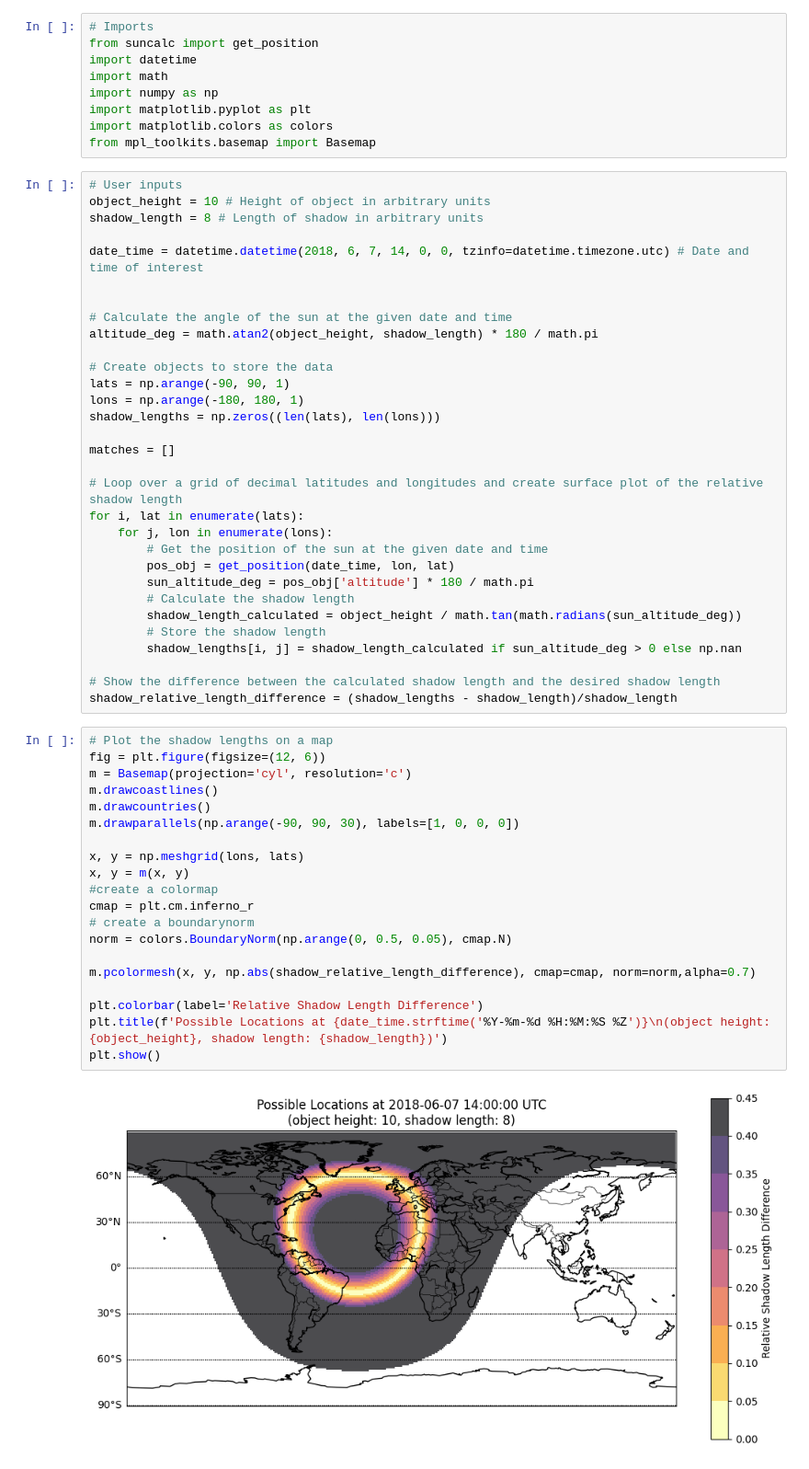
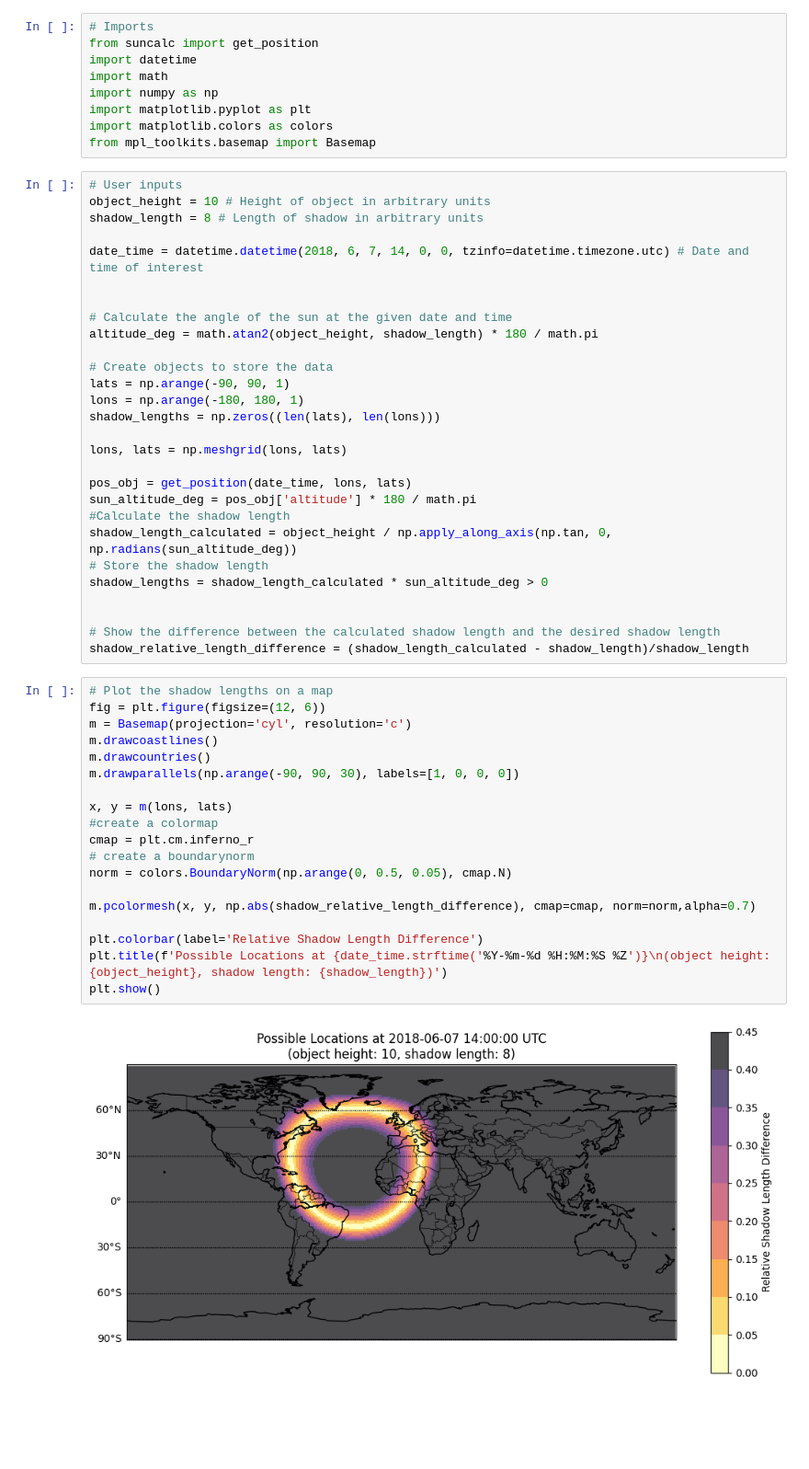
Before and after one commit to bellingcat/ShadowFinder, a Jupyter notebook: shadows.ipynb, the cells around one changed output. Shown at 92% size. Drawn from its saved outputs; the diff is of its cells as text; blank space fills up the shorter version.

```diff
--- a/shadows.ipynb
+++ b/shadows.ipynb
@@ -23,40 +23,36 @@ lats = np.arange(-90, 90, 1)
 lons = np.arange(-180, 180, 1)
 shadow_lengths = np.zeros((len(lats), len(lons)))
 
-matches = []
+lons, lats = np.meshgrid(lons, lats)
 
-# Loop over a grid of decimal latitudes and longitudes and create surface plot of the relative shadow length
-for i, lat in enumerate(lats):
-    for j, lon in enumerate(lons):
-        # Get the position of the sun at the given date and time
-        pos_obj = get_position(date_time, lon, lat)
-        sun_altitude_deg = pos_obj['altitude'] * 180 / math.pi
-        # Calculate the shadow length
-        shadow_length_calculated = object_height / math.tan(math.radians(sun_altitude_deg))
-        # Store the shadow length
-        shadow_lengths[i, j] = shadow_length_calculated if sun_altitude_deg > 0 else np.nan
+pos_obj = get_position(date_time, lons, lats)
+sun_altitude_deg = pos_obj['altitude'] * 180 / math.pi
+#Calculate the shadow length
+shadow_length_calculated = object_height / np.apply_along_axis(np.tan, 0, np.radians(sun_altitude_deg))
+# Store the shadow length
+shadow_lengths = shadow_length_calculated * sun_altitude_deg > 0
+
 
 # Show the difference between the calculated shadow length and the desired shadow length
-shadow_relative_length_difference = (shadow_lengths - shadow_length)/shadow_length
+shadow_relative_length_difference = (shadow_length_calculated - shadow_length)/shadow_length
 # %%
 # Plot the shadow lengths on a map
 fig = plt.figure(figsize=(12, 6))
 m = Basemap(projection='cyl', resolution='c')
 m.drawcoastlines()
 m.drawcountries()
 m.drawparallels(np.arange(-90, 90, 30), labels=[1, 0, 0, 0])
 
-x, y = np.meshgrid(lons, lats)
-x, y = m(x, y)
+x, y = m(lons, lats)
 #create a colormap
 cmap = plt.cm.inferno_r
 # create a boundarynorm
 norm = colors.BoundaryNorm(np.arange(0, 0.5, 0.05), cmap.N)
 
 m.pcolormesh(x, y, np.abs(shadow_relative_length_difference), cmap=cmap, norm=norm,alpha=0.7)
 
 plt.colorbar(label='Relative Shadow Length Difference')
 plt.title(f'Possible Locations at {date_time.strftime('%Y-%m-%d %H:%M:%S %Z')}\n(object height: {object_height}, shadow length: {shadow_length})')
 plt.show()
 # %% [output]
-[figure, old version]
+[figure, new version]
```
